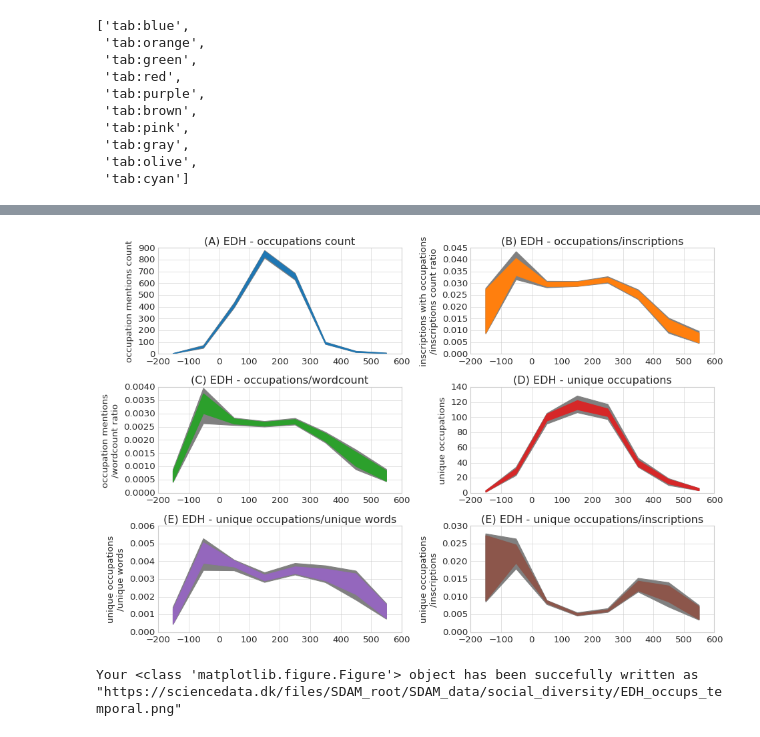
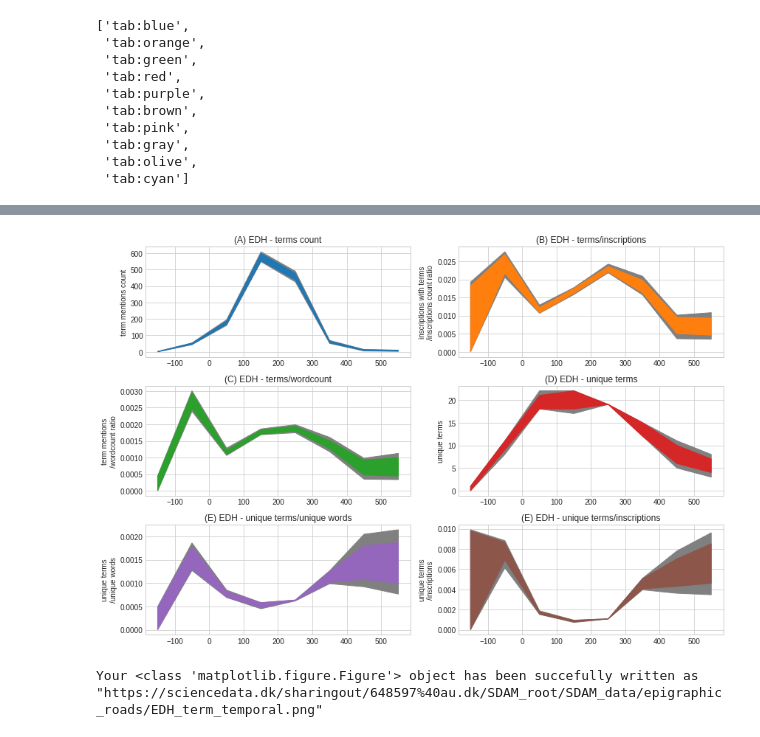
Before and after one commit to sdam-au/epigraphic_roads, a Jupyter notebook: scripts/2_5_py_TEMPORAL_TERMS.ipynb, the cells around one changed output, grey strips where cells are left out. Cells and saved outputs as stored; diff of their text form; code cells hidden in the pictures.

```diff
--- a/scripts/2_5_py_TEMPORAL_TERMS.ipynb
+++ b/scripts/2_5_py_TEMPORAL_TERMS.ipynb
@@ -141,0 +155,4 @@ simulations_by_type_len
+# %%
+%%time
+# generate column with random umbers
+EDH["random_dates"] = EDH.apply(lambda row: model_date(row["not_before"], row["not_after"], 1000), axis=1)
@@ -263,8 +292,11 @@ identification inscription 0.0007885191610156126
 # %%
+%%time
 fig, ax  = plt.subplots(figsize=(8, 6), tight_layout=True)
+plt.style.use("seaborn-whitegrid")
 
 ax.bar(types, frequencies, color=tab_colors_list[:len(simulations_by_type)])
 y_pos = range(len(types))
 ax.set_xticks(y_pos, types)
 ax.set_xticklabels(labels = types, rotation="vertical")
+ax.set_title("Classification of inscriptions containing road vocabulary and their frequency")
 # %% [output]
@@ -511,7 +584,8 @@ EDH_complete_simulations[0]
 # %%
-counts_data = sim_data_by_function(EDH, 100, [-200, 600, 100], occups_count)
-occups_ins_ratio = sim_data_by_function(EDH, 100, [-200, 600, 100], occups_inscriptions_ratio)
-occups_TF_data = sim_data_by_function(EDH, 100, [-200, 600, 100], occups_cumulTF)
-unique_occups_data = sim_data_by_function(EDH, 100, [-200, 600, 100], unique_occups)
-unique_occups_ratio_data = sim_data_by_function(EDH, 100, [-200, 600, 100], unique_occups_ratio)
-unique_occups_ins_ratio_data = sim_data_by_function(EDH, 100, [-200, 600, 100], unique_occups_ins_ratio)
+%%time
+counts_data = sim_data_by_function(EDH, 100, [-200, 600, 100], terms_count)
+terms_ins_ratio = sim_data_by_function(EDH, 100, [-200, 600, 100], terms_inscriptions_ratio)
+terms_TF_data = sim_data_by_function(EDH, 100, [-200, 600, 100], terms_cumulTF)
+unique_terms_data = sim_data_by_function(EDH, 100, [-200, 600, 100], unique_terms)
+unique_terms_ratio_data = sim_data_by_function(EDH, 100, [-200, 600, 100], unique_terms_ratio)
+unique_terms_ins_ratio_data = sim_data_by_function(EDH, 100, [-200, 600, 100], unique_terms_ins_ratio)
@@ -518,29 +595,29 @@ unique_occups_ins_ratio_data = sim_data_by_function(EDH, 100, [-200, 600, 100],
 # %%
-sim_data_occups_list = [
-    (counts_data, "(A) EDH - occupations count", "occupation mentions count"),
-    (occups_ins_ratio, "(B) EDH - occupations/inscriptions", "inscriptions with occupations\n/inscriptions count ratio"),
-    (occups_TF_data, "(C) EDH - occupations/wordcount", "occupation mentions\n/wordcount ratio"),
-    (unique_occups_data, "(D) EDH - unique occupations", "unique occupations"),
-    (unique_occups_ratio_data, "(E) EDH - unique occupations/unique words", "unique occupations\n/unique words"),
-    (unique_occups_ins_ratio_data, "(E) EDH - unique occupations/inscriptions", "unique occupations\n/inscriptions")
+sim_data_terms_list = [
+    (counts_data, "(A) EDH - terms count", "term mentions count"),
+    (terms_ins_ratio, "(B) EDH - terms/inscriptions", "inscriptions with terms\n/inscriptions count ratio"),
+    (terms_TF_data, "(C) EDH - terms/wordcount", "term mentions\n/wordcount ratio"),
+    (unique_terms_data, "(D) EDH - unique terms", "unique terms"),
+    (unique_terms_ratio_data, "(E) EDH - unique terms/unique words", "unique terms\n/unique words"),
+    (unique_terms_ins_ratio_data, "(E) EDH - unique terms/inscriptions", "unique terms\n/inscriptions")
 ]
 # %%
 plt.style.use("seaborn-whitegrid")
 
 fig, axs  = plt.subplots(3, 2, figsize=(12, 8), tight_layout=True)
 
-for sim_data, ax, color in zip(sim_data_occups_list, axs.ravel(), tab_colors_list[:len(sim_data_list)]):
+for sim_data, ax, color in zip(sim_data_terms_list, axs.ravel(), tab_colors_list[:len(sim_data_list)]):
     plot_timeblocks_data(sim_data[0], ax, color)
     ax.set_title(sim_data[1])
     ax.set_ylabel(sim_data[2])
     if max([el[1] for el in sim_data[0][0]]) > 5000:
         ticks = list(ax.get_yticks())
         print(ticks)
         ticks_K = [str(int(int(tick) / 1000)) + "K" if tick != 0 else tick for tick in ticks]
         ax.set_yticklabels(ticks_K)
 # %% [output]
-[figure, old version]
+[figure, new version]
 # %%
-sddk.write_file("SDAM_data/social_diversity/EDH_occups_temporal.png", fig, conf)
+sddk.write_file("SDAM_data/epigraphic_roads/EDH_term_temporal.png", fig, conf)
 # %% [output]
-Your <class 'matplotlib.figure.Figure'> object has been succefully written as "https://sciencedata.dk/files/SDAM_root/SDAM_data/social_diversity/EDH_occups_temporal.png"
+Your <class 'matplotlib.figure.Figure'> object has been succefully written as "https://sciencedata.dk/sharingout/648597%40au.dk/SDAM_root/SDAM_data/epigraphic_roads/EDH_term_temporal.png"
```
Also changed, not shown: parts of 31 cells of this notebook, 6 other files.
